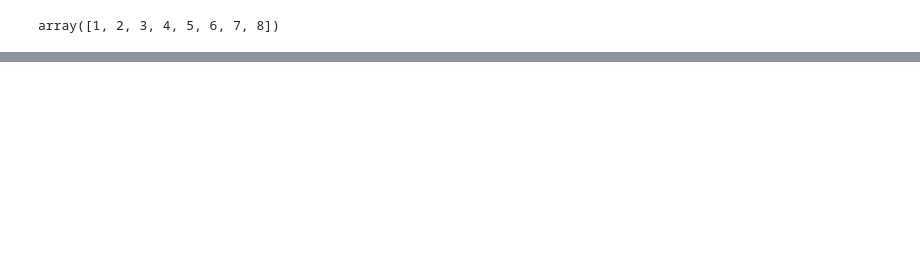
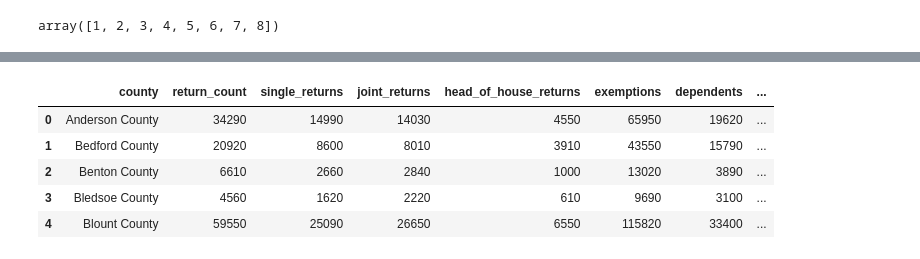
Before and after one commit to nehasawhney/vanderbilt-data-essentials-cohort-2, a Jupyter notebook: HealthCareCostAnalysis_DSE_Module_Project.ipynb, the cells around one changed output, grey strips where cells are left out. Saved outputs shown, nothing was run; the diff lists cells and outputs as text; code cells hidden in the pictures; blank space fills up the shorter version.

```diff
--- a/HealthCareCostAnalysis_DSE_Module_Project.ipynb
+++ b/HealthCareCostAnalysis_DSE_Module_Project.ipynb
@@ -354,0 +384,11 @@ income_dict = { 1:'Total', 2:'Under $1', 3:'Between 1 and $10,000', 4:'Between 1
+# %%
+income_county_agg = SumForCounty.reset_index()
+# %%
+income_county_agg.head()
+# %% [output]
+|  | county | return_count | single_returns | joint_returns | head_of_house_returns | exemptions | dependents | ... |
+| 0 | Anderson County | 34290 | 14990 | 14030 | 4550 | 65950 | 19620 | ... |
+| 1 | Bedford County | 20920 | 8600 | 8010 | 3910 | 43550 | 15790 | ... |
+| 2 | Benton County | 6610 | 2660 | 2840 | 1000 | 13020 | 3890 | ... |
+| 3 | Bledsoe County | 4560 | 1620 | 2220 | 610 | 9690 | 3100 | ... |
+| 4 | Blount County | 59550 | 25090 | 26650 | 6550 | 115820 | 33400 | ... |
```
Also changed, not shown: parts of 15 cells of this notebook.
